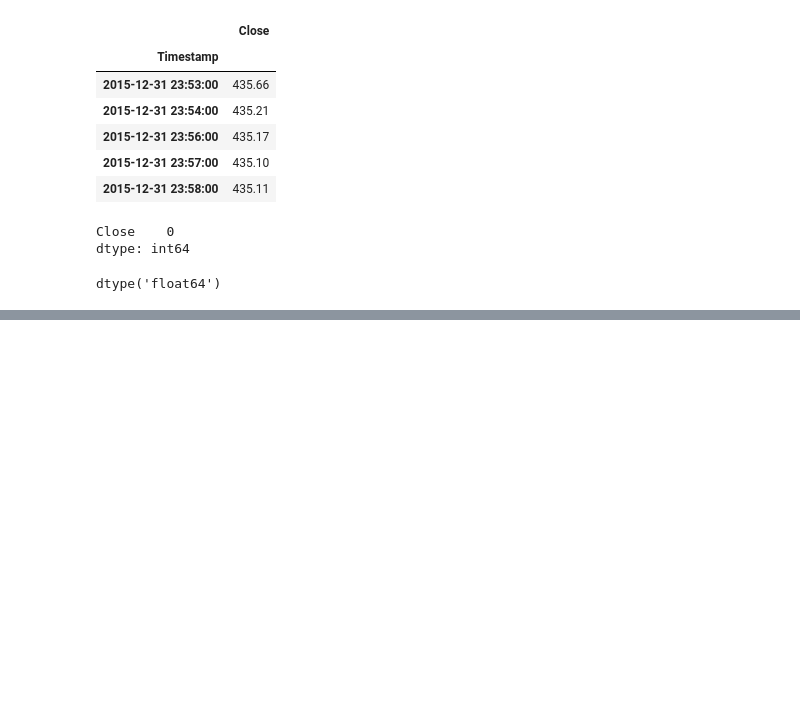
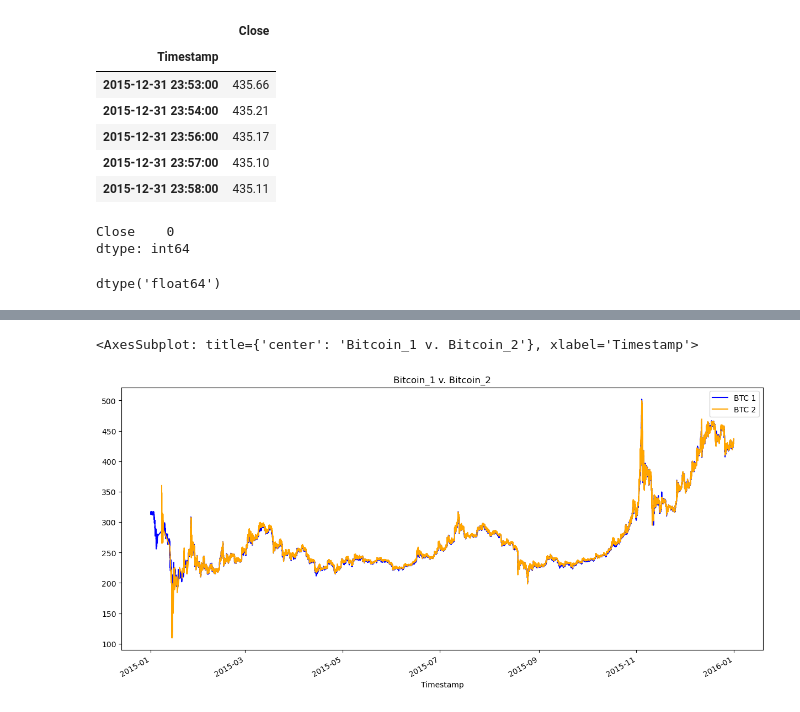
Before and after one commit to SkyRanger05/Online-Course-12-12-22, a Jupyter notebook: UC_BERKLEY_BOOTCAMP_FinTech_coding-exercises/Module3/bibit2.ipynb, the cells around one changed output, grey strips where cells are left out. Drawn from its saved outputs; the diff is of its cells as text; code cells hidden in the pictures; blank space fills up the shorter version.

```diff
--- a/UC_BERKLEY_BOOTCAMP_FinTech_coding-exercises/Module3/bibit2.ipynb
+++ b/UC_BERKLEY_BOOTCAMP_FinTech_coding-exercises/Module3/bibit2.ipynb
@@ -56,0 +112,6 @@ NameError: name 'bitsum2_csv' is not defined
+# %%
+bit_df1["Close"].plot(legend=True, figsize=(15,7), title="Bitcoin_1 v. Bitcoin_2", color="blue", label="BTC 1")
+bit_df2["Close"].plot(legend=True, figsize=(15,7), color="orange", label="BTC 2")
+# %% [output]
+<AxesSubplot: title={'center': 'Bitcoin_1 v. Bitcoin_2'}, xlabel='Timestamp'>
+[figure, added]
```
Also changed, not shown: parts of 14 cells of this notebook.
